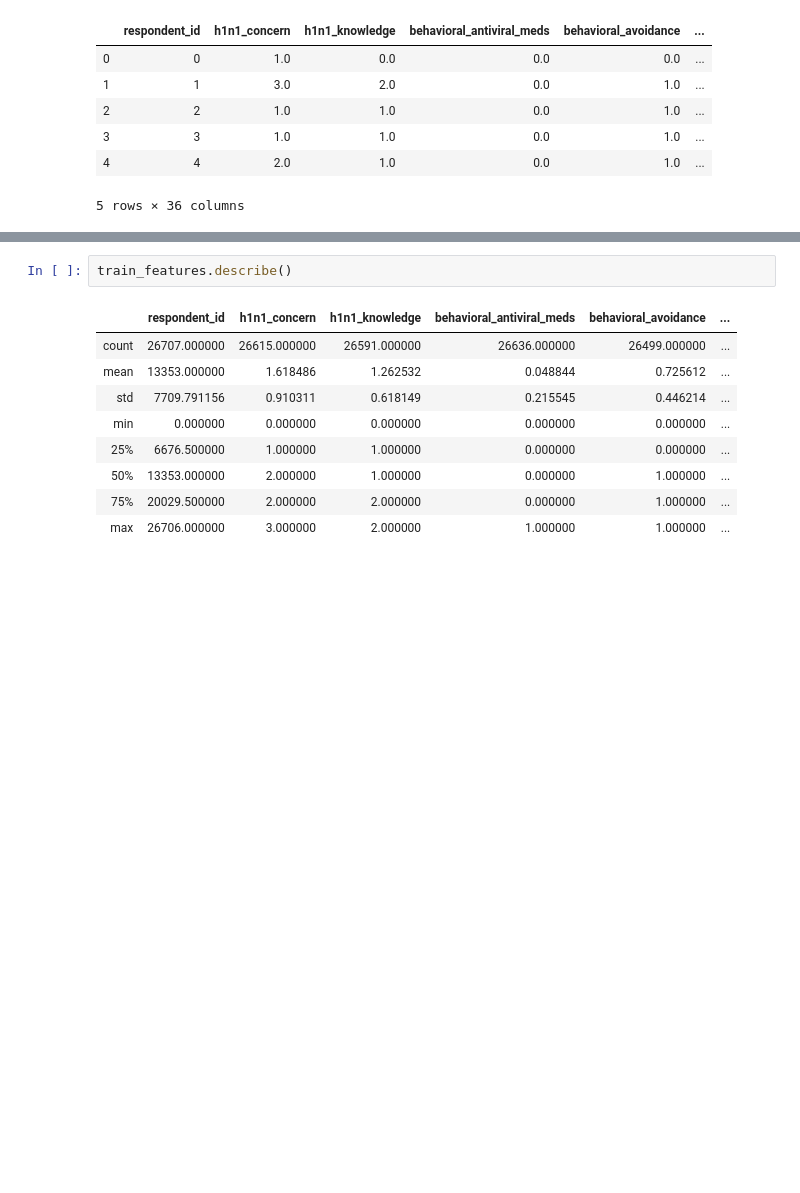
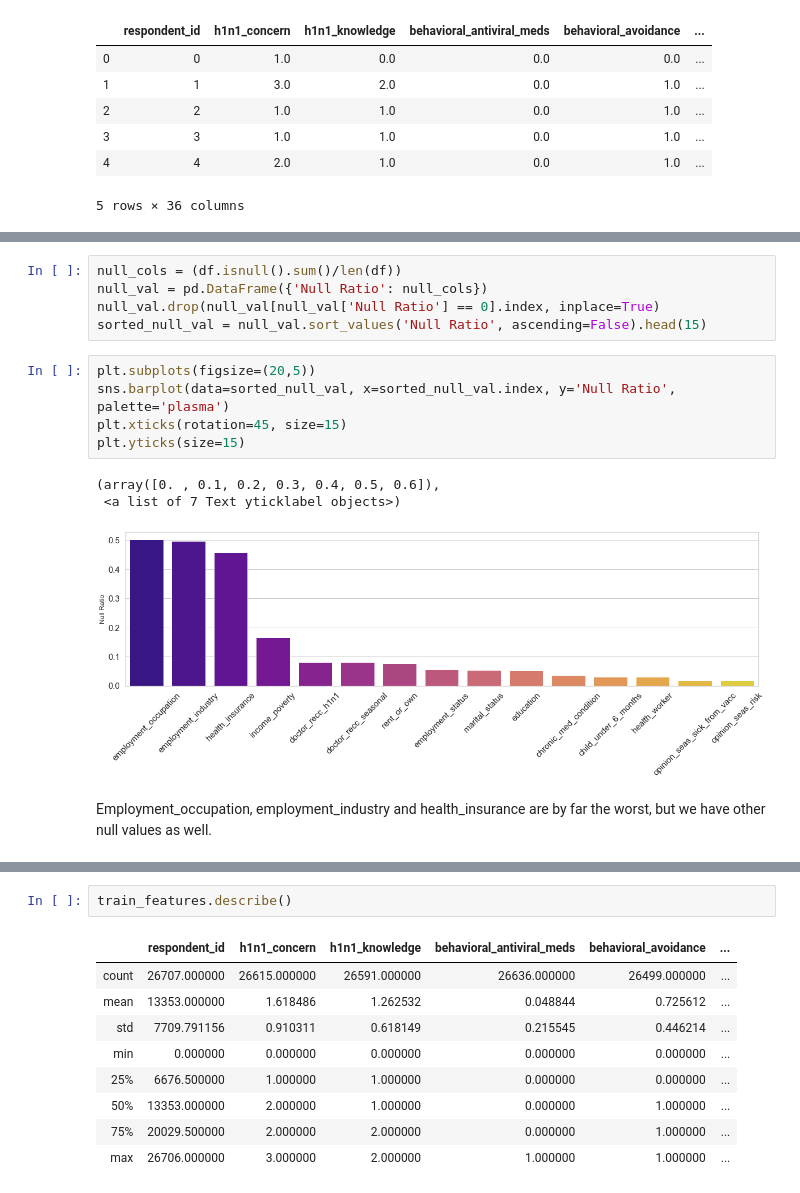
Before and after one commit to arifcanaksoy/MachineLearning_H1N1, a Jupyter notebook: playground_h1n1.ipynb, the cells around one changed output, grey strips where cells are left out. Drawn from its saved outputs; the diff is of its cells as text; blank space fills up the shorter version.

```diff
--- a/playground_h1n1.ipynb
+++ b/playground_h1n1.ipynb
@@ -23,0 +46,16 @@ train_features.head(5)
+# %%
+null_cols = (df.isnull().sum()/len(df))
+null_val = pd.DataFrame({'Null Ratio': null_cols})
+null_val.drop(null_val[null_val['Null Ratio'] == 0].index, inplace=True)
+sorted_null_val = null_val.sort_values('Null Ratio', ascending=False).head(15)
+# %%
+plt.subplots(figsize=(20,5))
+sns.barplot(data=sorted_null_val, x=sorted_null_val.index, y='Null Ratio', palette='plasma')
+plt.xticks(rotation=45, size=15)
+plt.yticks(size=15)
+# %% [output]
+(array([0. , 0.1, 0.2, 0.3, 0.4, 0.5, 0.6]),
+ <a list of 7 Text yticklabel objects>)
+[figure, added]
+# %% [markdown]
+Employment_occupation, employment_industry and health_insurance are by far the worst, but we have other null values as well.
```
Also changed, not shown: parts of 48 cells of this notebook.
